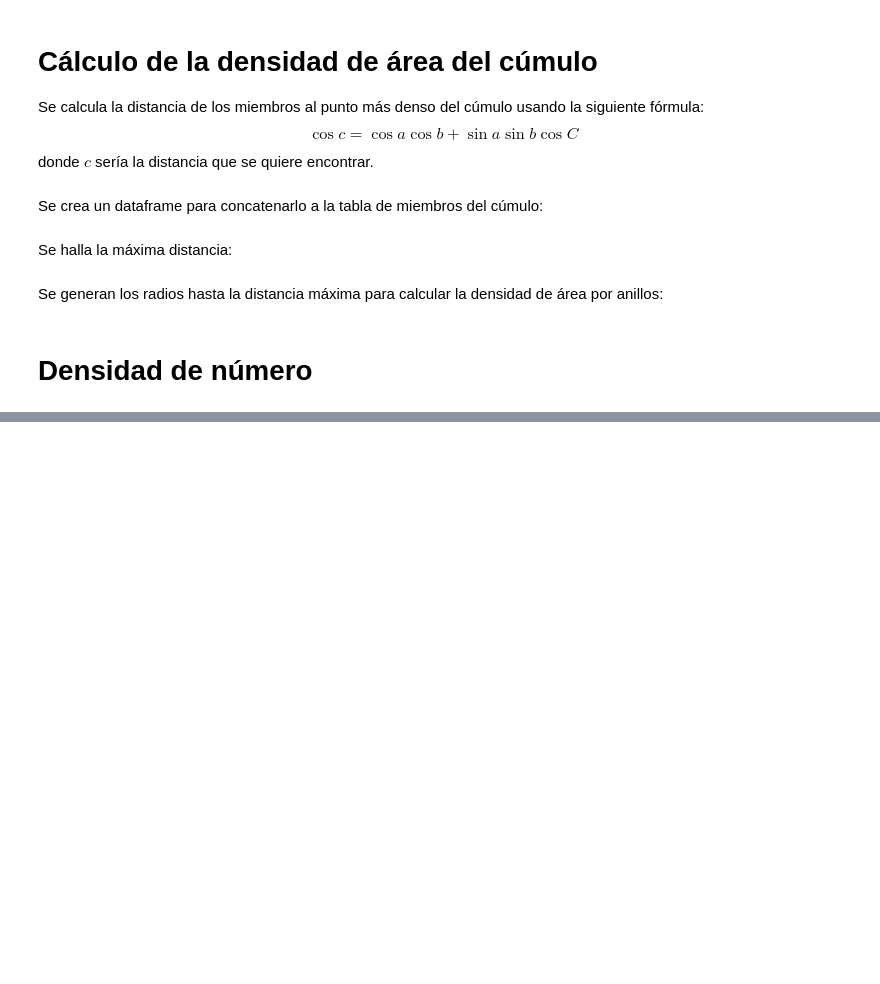
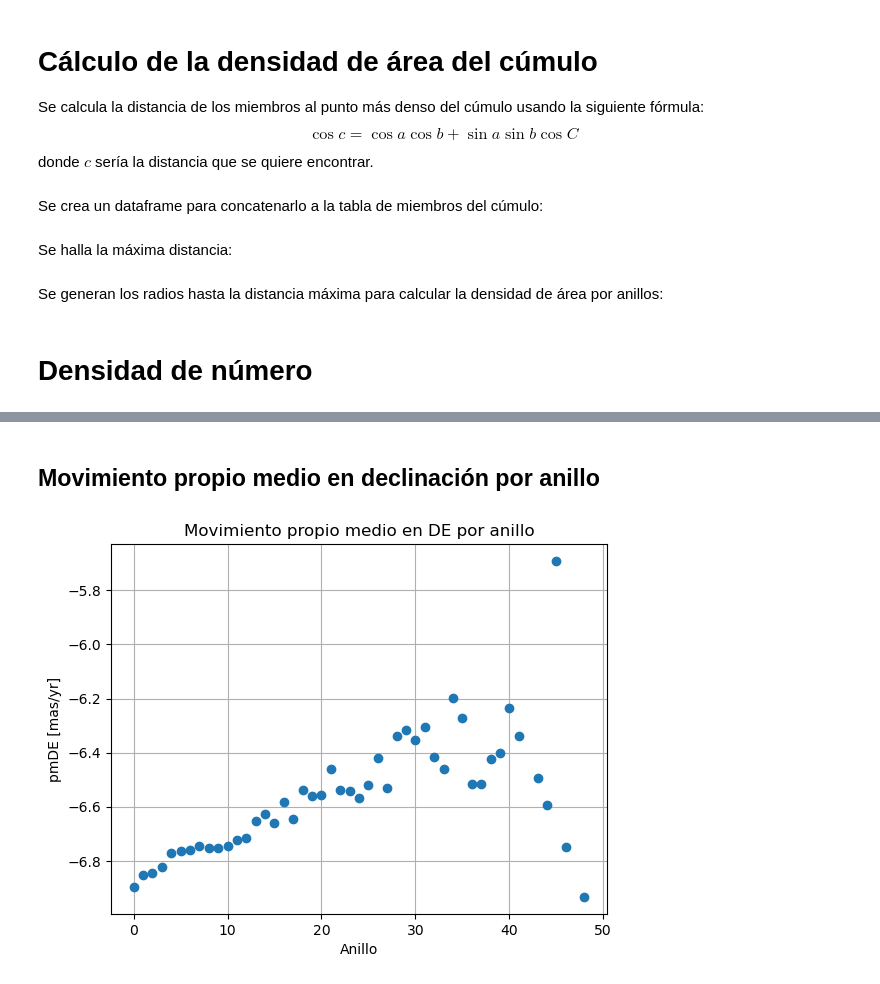
Before and after one commit to bejacore/trabajo-de-grado, a Jupyter notebook: notebooks/01-exploracion.ipynb, the cells around one changed output, grey strips where cells are left out. Saved outputs shown, nothing was run; the diff lists cells and outputs as text; code cells hidden in the pictures; blank space fills up the shorter version.

```diff
--- a/notebooks/01-exploracion.ipynb
+++ b/notebooks/01-exploracion.ipynb
@@ -197,0 +170,12 @@ ppp[['ring', 'pmRA', 'pmDE']].groupby('ring').mean()
+# %% [markdown]
+## Movimiento propio medio en declinación por anillo
+# %%
+cluster_members_per_ring['pmDE'].plot(
+    style='o',
+    xlabel='Anillo',
+    ylabel='pmDE [mas/yr]',
+    title='Movimiento propio medio en DE por anillo',
+    grid=True)
+plt.show()
+# %% [output]
+[figure, added]
```
Also changed, not shown: parts of 13 cells of this notebook.
